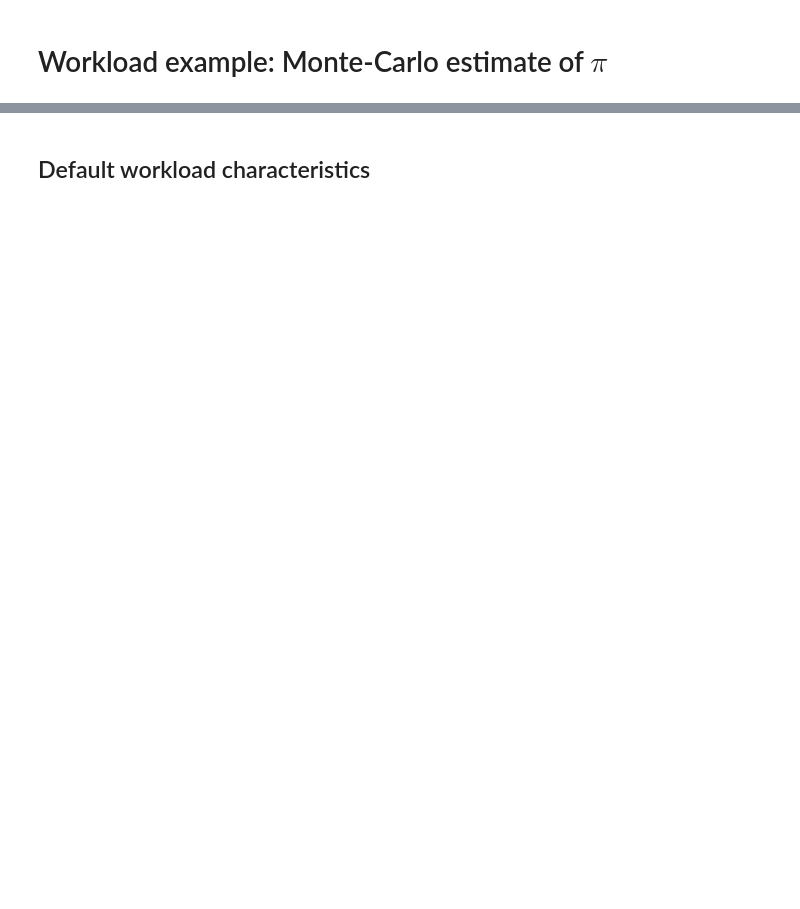
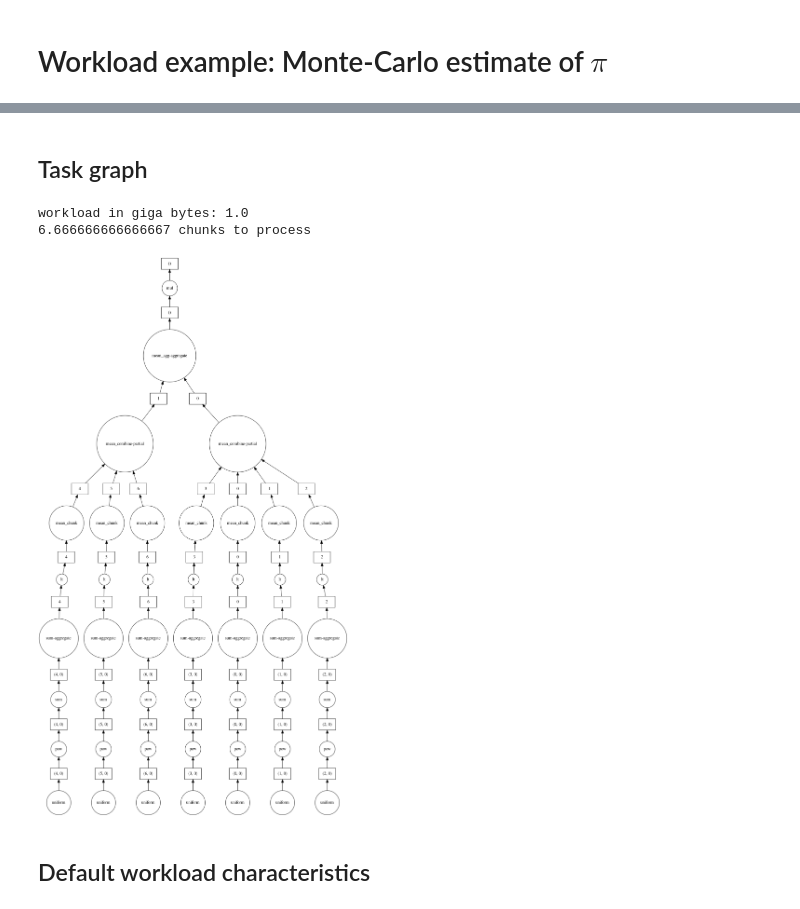
Before and after one commit to mardatade/Course-Data-Science-with-Dask, a Jupyter notebook: 03_distributed/01_example-workload.ipynb, the cells around one changed output, grey strips where cells are left out. Saved outputs shown, nothing was run; the diff lists cells and outputs as text; code cells hidden in the pictures; blank space fills up the shorter version.

```diff
--- a/03_distributed/01_example-workload.ipynb
+++ b/03_distributed/01_example-workload.ipynb
@@ -30,4 +30,18 @@ File:      ~/Course-Data-Science-with-Dask/04_distributed/pi_workload.py
 Type:      function
+# %% [markdown]
+## Task graph
+# %%
+pi = define_pi_workload(
+size_in_terabytes = 0.001,
+chunk_size_in_megabytes = 150
+)
+# %% [output]
+workload in giga bytes: 1.0
+6.666666666666667 chunks to process
+# %%
+pi.visualize()
+# %% [output]
+[figure, added]
 # %% [markdown]
 ## Default workload characteristics
 # %%
```
Also changed, not shown: parts of 8 cells of this notebook, 1 other file.
